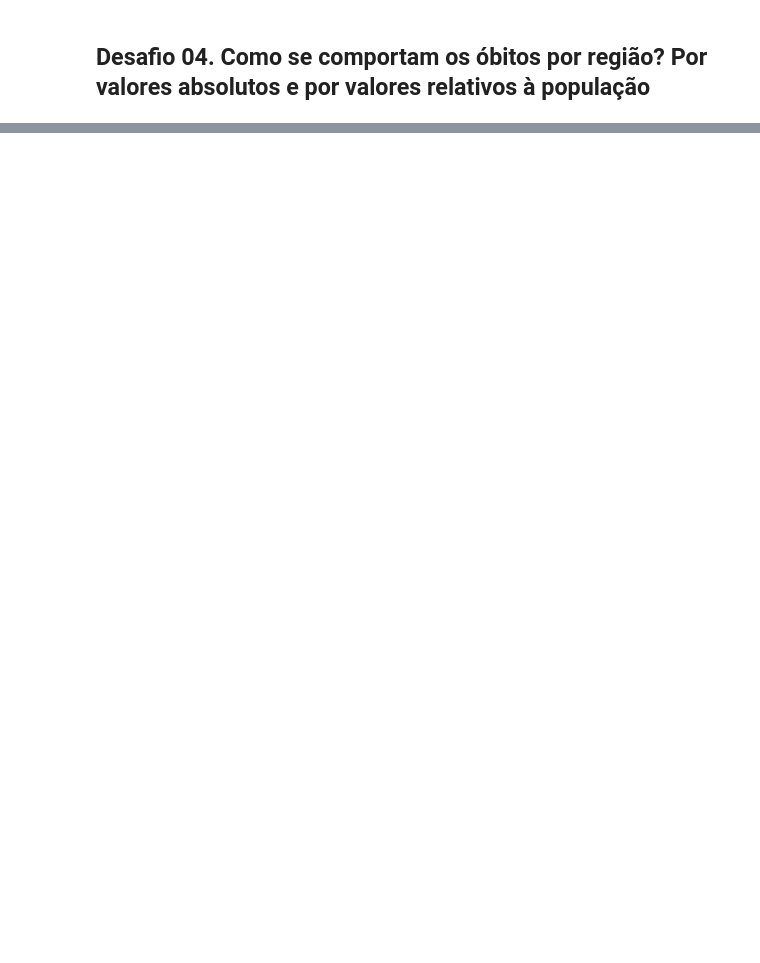
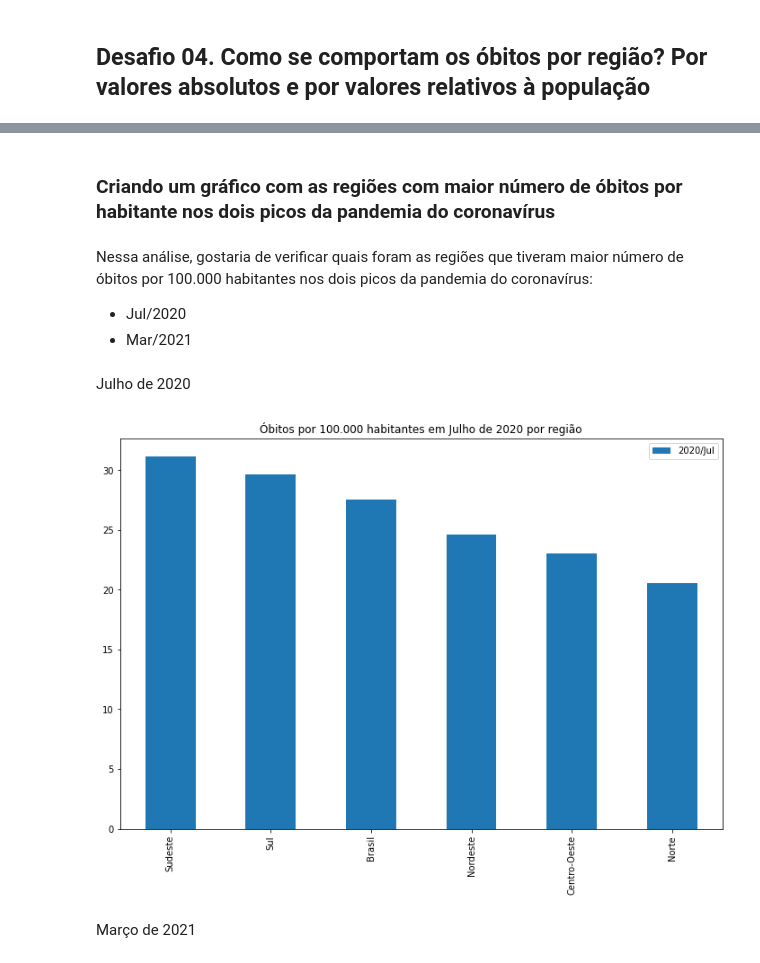
Before and after one commit to nicolas-stelatto/bootcamp_data_science_aplicada, a Jupyter notebook: Modulo_1/Desafio/Notebooks/Notebook_Desafio_Modulo01.ipynb, the cells around one changed output, grey strips where cells are left out. Saved outputs shown, nothing was run; the diff lists cells and outputs as text; code cells hidden in the pictures; blank space fills up the shorter version.

```diff
--- a/Modulo_1/Desafio/Notebooks/Notebook_Desafio_Modulo01.ipynb
+++ b/Modulo_1/Desafio/Notebooks/Notebook_Desafio_Modulo01.ipynb
@@ -368,0 +435,16 @@ FAZER TODOS ESSES PASSOS SEM ALTERAR NADA ACIMA DESSA LINHA, SÓ MUDAR PARA BAIX
+# %% [markdown]
+### Criando um gráfico com as regiões com maior número de óbitos por habitante nos dois picos da pandemia do coronavírus
+# %% [markdown]
+Nessa análise, gostaria de verificar quais foram as regiões que tiveram maior número de óbitos por 100.000 habitantes nos dois picos da pandemia do coronavírus:
+- Jul/2020
+- Mar/2021
+# %% [markdown]
+Julho de 2020
+# %%
+dados_obitos_rg_por_100k.sort_values(by="2020/Jul", axis=0, ascending=False).plot.bar(y=["2020/Jul"], figsize=(12,8))
+plt.title("Óbitos por 100.000 habitantes em Julho de 2020 por região")
+plt.show()
+# %% [output]
+[figure, added]
+# %% [markdown]
+Março de 2021
```
Also changed, not shown: parts of 50 cells of this notebook.
